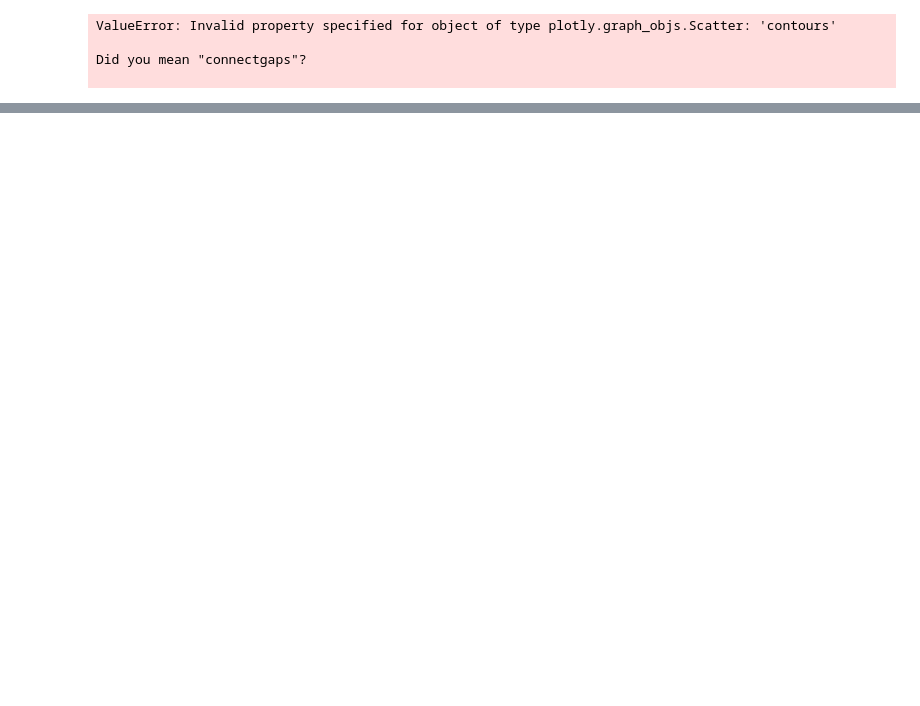
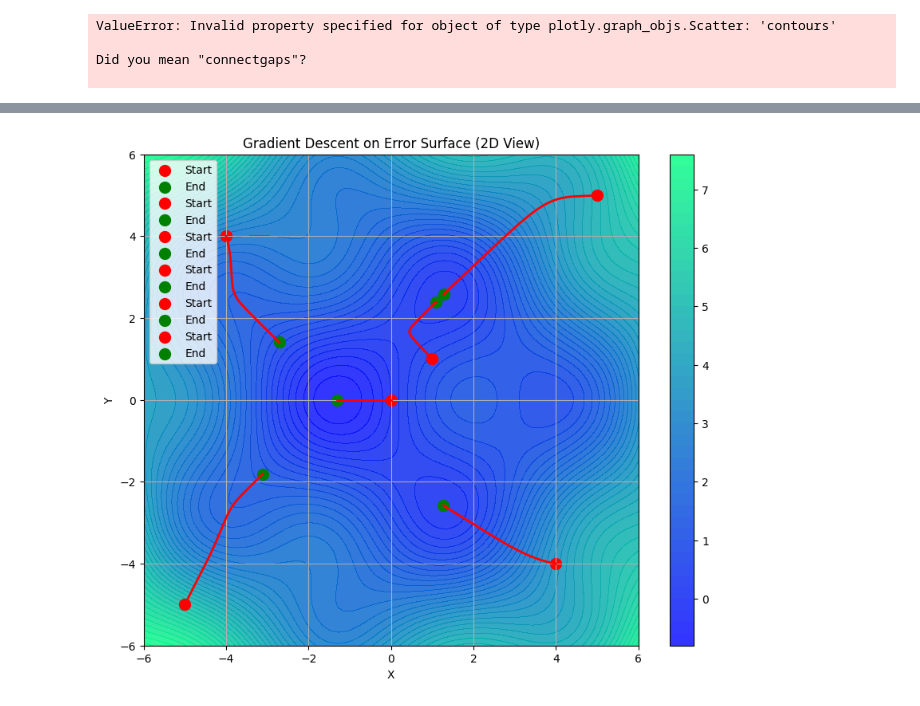
Before and after one commit to Akshayredekar07/Deep-Learning-Challengers-Series, a Jupyter notebook: 03. NPTEL/Week04/contuors.ipynb, the cells around one changed output, grey strips where cells are left out. Saved outputs shown, nothing was run; the diff lists cells and outputs as text; code cells hidden in the pictures; blank space fills up the shorter version.

```diff
--- a/03. NPTEL/Week04/contuors.ipynb
+++ b/03. NPTEL/Week04/contuors.ipynb
@@ -132,0 +271,64 @@ Did you mean "connectgaps"?
+# %%
+import numpy as np
+import matplotlib.pyplot as plt
+
+# Generate surface data
+x = np.linspace(-6, 6, 100)
+y = np.linspace(-6, 6, 100)
+X, Y = np.meshgrid(x, y)
+
+# Define error surface function
+Z = 0.1 * (X**2 + Y**2) + np.sin(X) * np.cos(Y)
+
+# Create a 2D contour plot
+plt.figure(figsize=(10, 8))
+contour = plt.contourf(X, Y, Z, levels=50, cmap='winter', alpha=0.8)
+plt.colorbar(contour)
+
+# Generate gradient descent path
+def gradient_descent(start_x, start_y, learning_rate=0.01, n_steps=100):
+    path_x = [start_x]
+    path_y = [start_y]
+
+    for _ in range(n_steps):
+        x = path_x[-1]
+        y = path_y[-1]
+
+        # Compute gradients
+        dx = 0.2 * x + np.cos(x) * np.cos(y)
+        dy = 0.2 * y - np.sin(x) * np.sin(y)
+
+        # Update position
+        new_x = x - learning_rate * dx
+        new_y = y - learning_rate * dy
+
+        path_x.append(new_x)
+        path_y.append(new_y)
+
+    return np.array(path_x), np.array(path_y)
+
+# Generate and plot multiple gradient descent paths from different starting points
+start_points = [
+    (5, 5),
+    (-4, 4),
+    (4, -4),
+    (-5, -5),
+    (0, 0),  # Adding a central starting point
+    (1, 1),  # Adding another point close to the center
+]
+
+for start_x, start_y in start_points:
+    path_x, path_y = gradient_descent(start_x, start_y, learning_rate=0.05, n_steps=150)
+    plt.plot(path_x, path_y, 'r-', linewidth=2)
+    plt.scatter(path_x[0], path_y[0], color='red', s=100, label='Start')
+    plt.scatter(path_x[-1], path_y[-1], color='green', s=100, label='End')
+
+# Customize the plot
+plt.xlabel('X')
+plt.ylabel('Y')
+plt.title('Gradient Descent on Error Surface (2D View)')
+plt.legend()
+plt.grid()
+plt.show()
+# %% [output]
+[figure, added]
```
Also changed, not shown: parts of 7 cells of this notebook, 9 other files.
